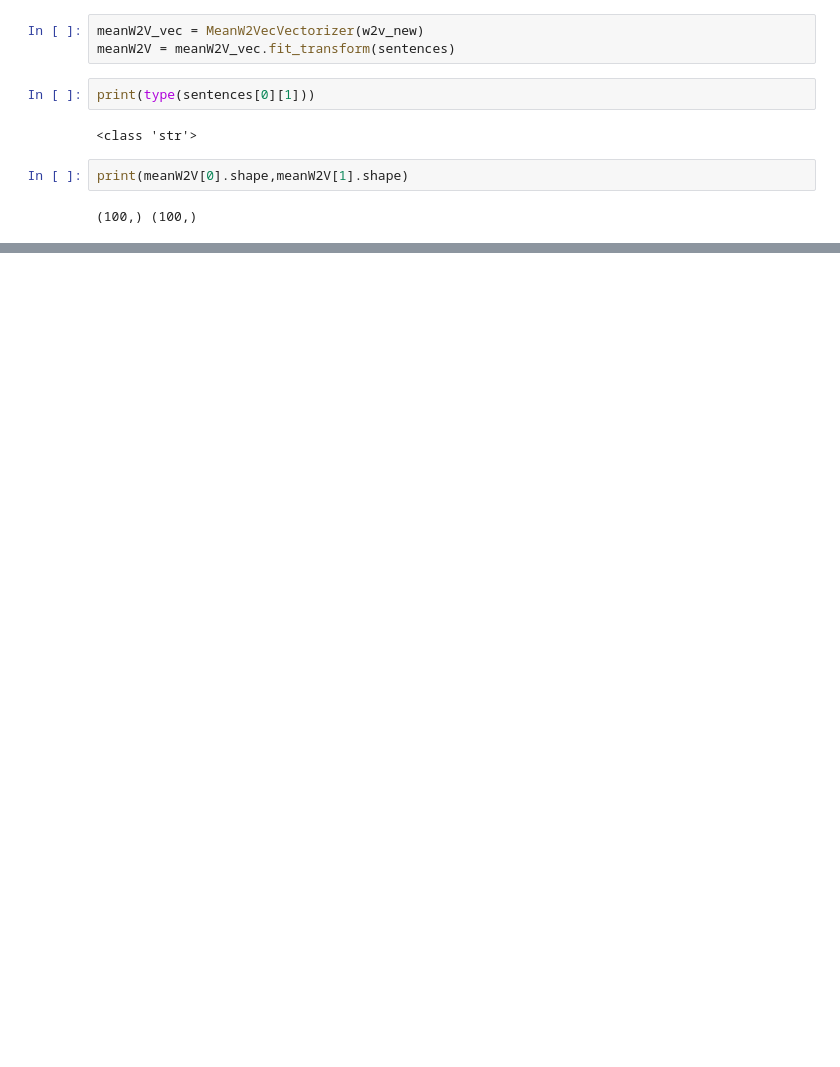
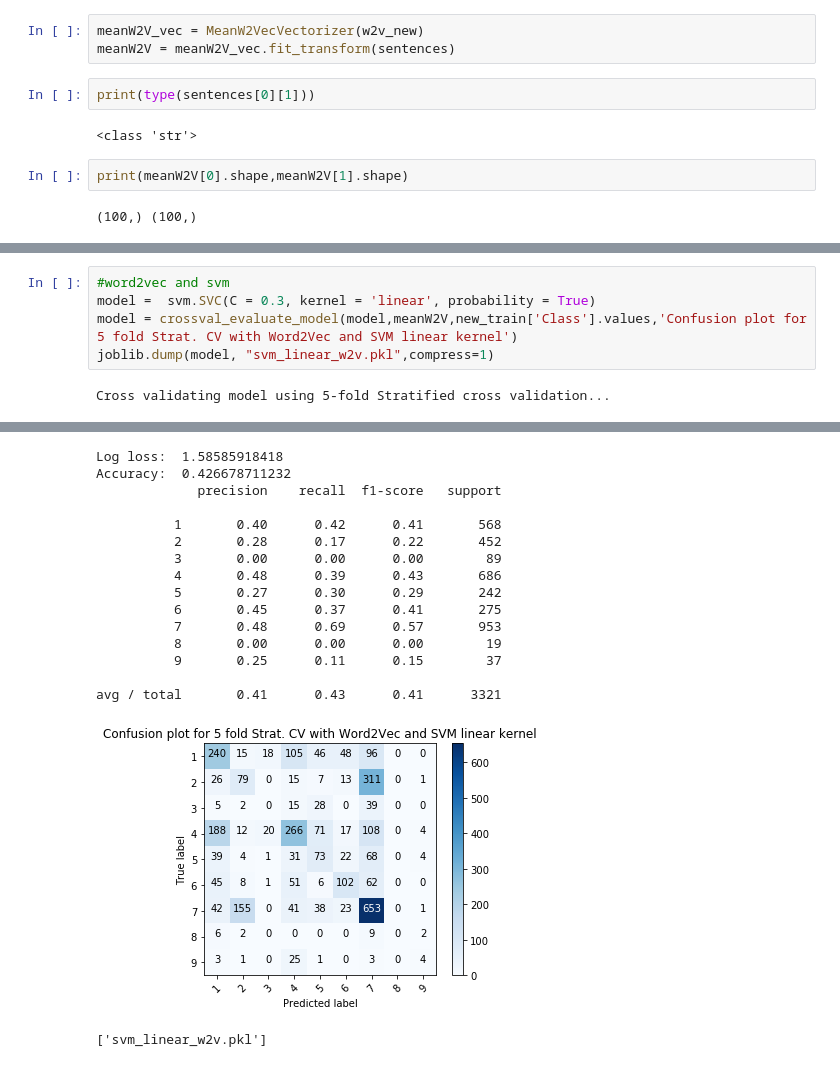
Before and after one commit to halfcurry/ML_Redefining_Cancer, a Jupyter notebook: redef_cancer.ipynb, the cells around one changed output, grey strips where cells are left out. Cells and saved outputs as stored; diff of their text form; blank space fills up the shorter version.

```diff
--- a/redef_cancer.ipynb
+++ b/redef_cancer.ipynb
@@ -493 +497,8 @@ avg / total       0.42      0.43      0.42      3321
 ['rand_for_w2v.pkl']
+# %%
+#word2vec and svm
+model =  svm.SVC(C = 0.3, kernel = 'linear', probability = True)
+model = crossval_evaluate_model(model,meanW2V,new_train['Class'].values,'Confusion plot for 5 fold Strat. CV with Word2Vec and SVM linear kernel')
+joblib.dump(model, "svm_linear_w2v.pkl",compress=1)
+# %% [output]
+Cross validating model using 5-fold Stratified cross validation...
@@ -493,0 +506,17 @@ avg / total       0.42      0.43      0.42      3321
+Log loss:  1.58585918418
+Accuracy:  0.426678711232
+             precision    recall  f1-score   support
+
+          1       0.40      0.42      0.41       568
+          2       0.28      0.17      0.22       452
+          3       0.00      0.00      0.00        89
+          4       0.48      0.39      0.43       686
+          5       0.27      0.30      0.29       242
+          6       0.45      0.37      0.41       275
+          7       0.48      0.69      0.57       953
+          8       0.00      0.00      0.00        19
+          9       0.25      0.11      0.15        37
+
+avg / total       0.41      0.43      0.41      3321
+[figure, added]
+['svm_linear_w2v.pkl']
```
Also changed, not shown: parts of 24 cells of this notebook.
